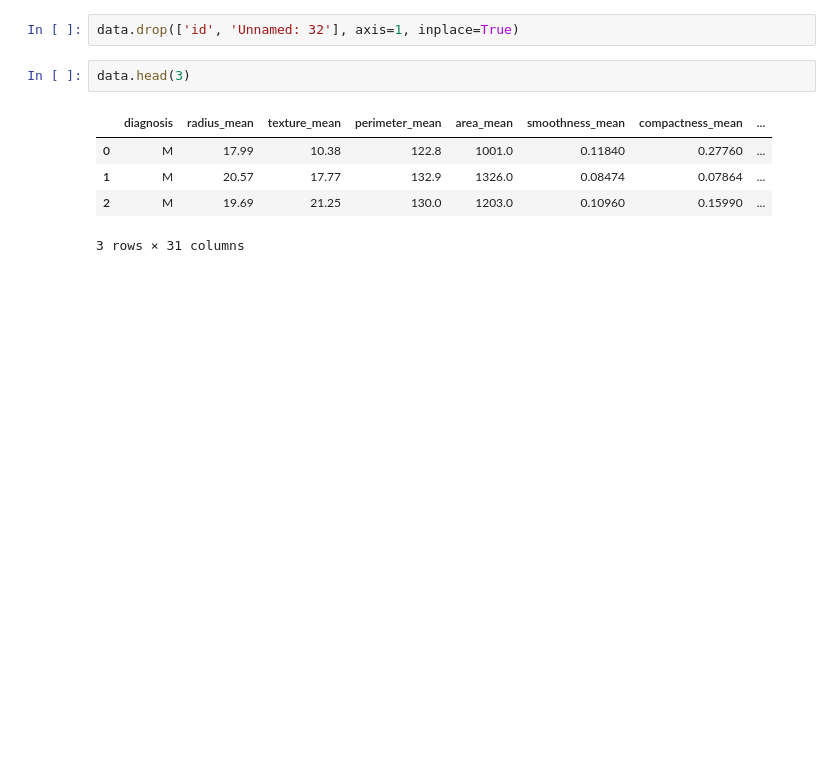
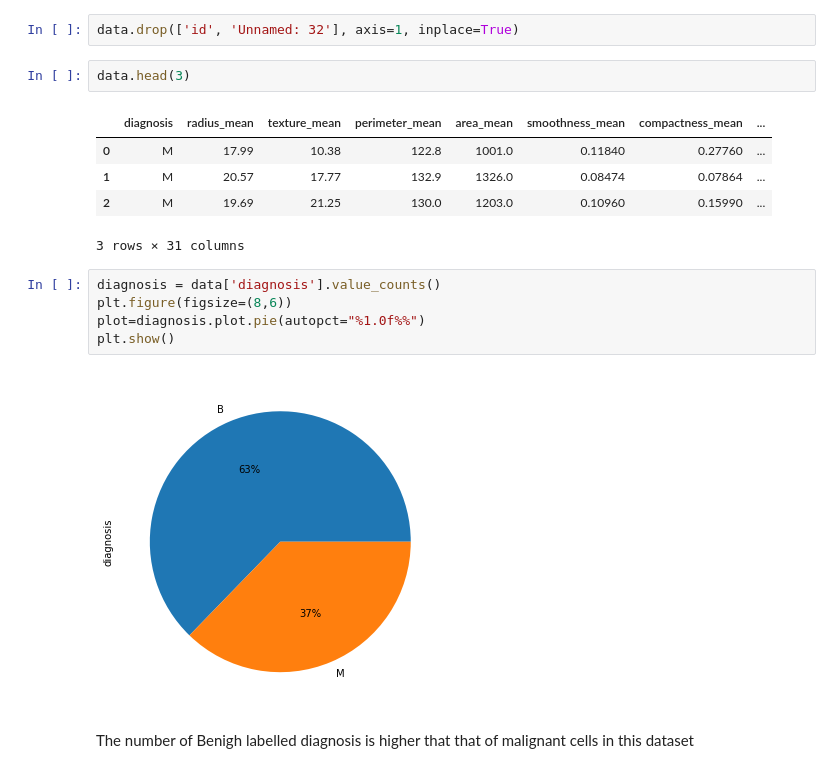
Before and after one commit to ProgrammingOperative/Causal-Inference, a Jupyter notebook: notebooks/eda.ipynb, the cells around one changed output. Drawn from its saved outputs; the diff is of its cells as text; blank space fills up the shorter version.

Commit message:
Determine number of benigh and malignant records

```diff
--- a/notebooks/eda.ipynb
+++ b/notebooks/eda.ipynb
@@ -99,3 +99,12 @@ data.head(3)
 | 1 | M | 20.57 | 17.77 | 132.9 | 1326.0 | 0.08474 | 0.07864 | ... |
 | 2 | M | 19.69 | 21.25 | 130.0 | 1203.0 | 0.10960 | 0.15990 | ... |
 3 rows × 31 columns
+# %%
+diagnosis = data['diagnosis'].value_counts()
+plt.figure(figsize=(8,6))
+plot=diagnosis.plot.pie(autopct="%1.0f%%")
+plt.show()
+# %% [output]
+[figure, added]
+# %% [markdown]
+The number of Benigh labelled diagnosis is higher that that of malignant cells in this dataset
```
Also changed, not shown: parts of 1 cell of this notebook.
